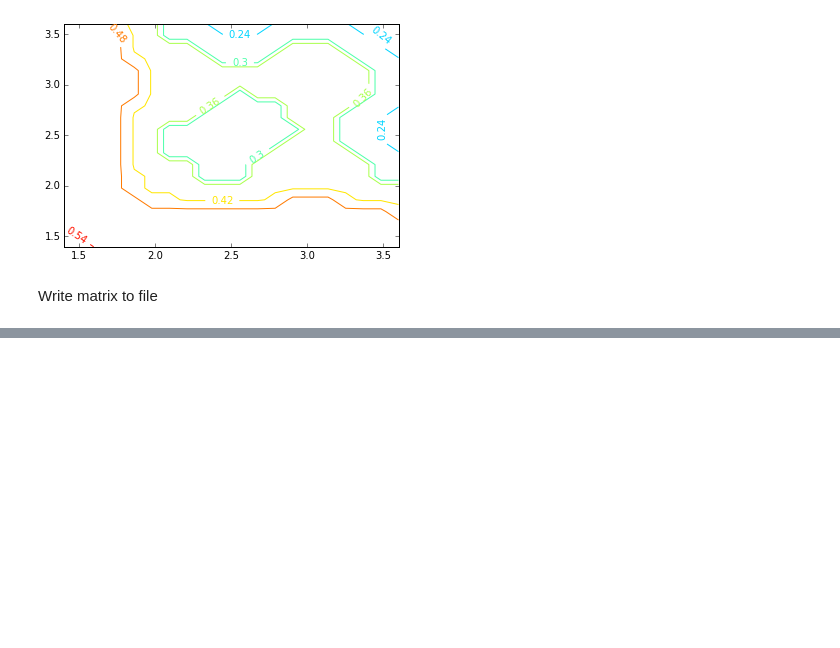
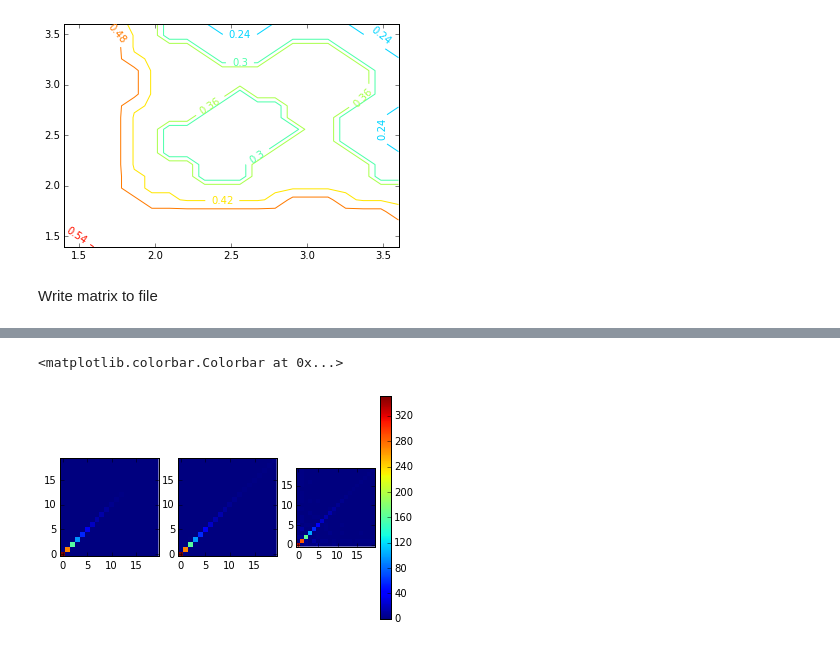
Before and after one commit to emilleishida/CorrMatrix_ABC, a Jupyter notebook: scripts/ABC/WL/Cov_SSC/digitize_Cov_SSC.ipynb, the cells around one changed output, grey strips where cells are left out. Cells and saved outputs as stored; diff of their text form; code cells hidden in the pictures; blank space fills up the shorter version.

```diff
--- a/scripts/ABC/WL/Cov_SSC/digitize_Cov_SSC.ipynb
+++ b/scripts/ABC/WL/Cov_SSC/digitize_Cov_SSC.ipynb
@@ -195,0 +224,10 @@ for i in range(npix+1):
+# %%
+fig, (ax1, ax2, ax3) = plt.subplots(1, 3)
+vmax = max((cov_G/cov_SSC).max(), ((cov_G+cov_SSC)/cov_SSC).max(), (cov_est/cov_SSC).max())
+img1 = ax1.imshow(cov_G/cov_SSC, origin='lower', interpolation='none', vmin=0, vmax=vmax)
+img2 = ax2.imshow((cov_G+cov_SSC)/cov_SSC, origin='lower', interpolation='none', vmin=0, vmax=vmax)
+img3 = ax3.imshow(cov_est/cov_SSC, origin='lower', interpolation='none', vmin=0, vmax=vmax)
+plt.colorbar(img1)
+# %% [output]
+<matplotlib.colorbar.Colorbar at 0x...>
+[figure, added]
```
Also changed, not shown: parts of 16 cells of this notebook, 8 other files.
